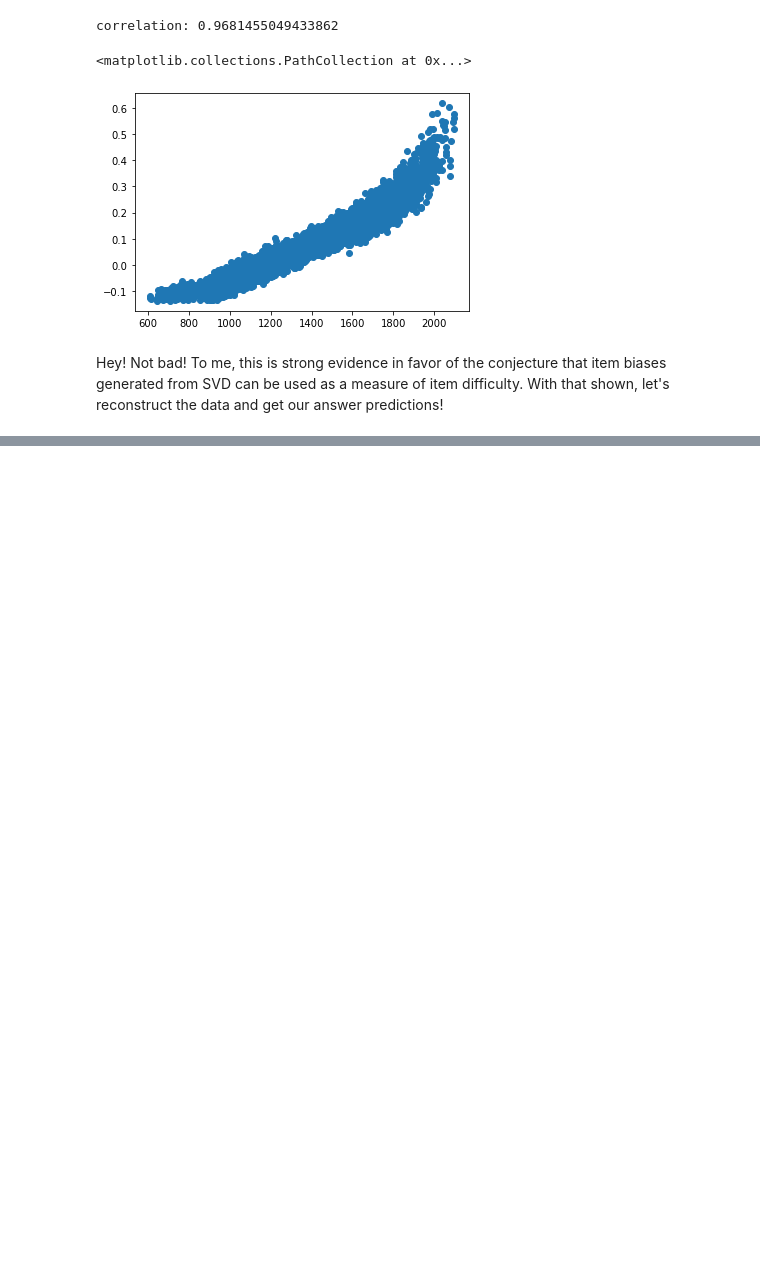
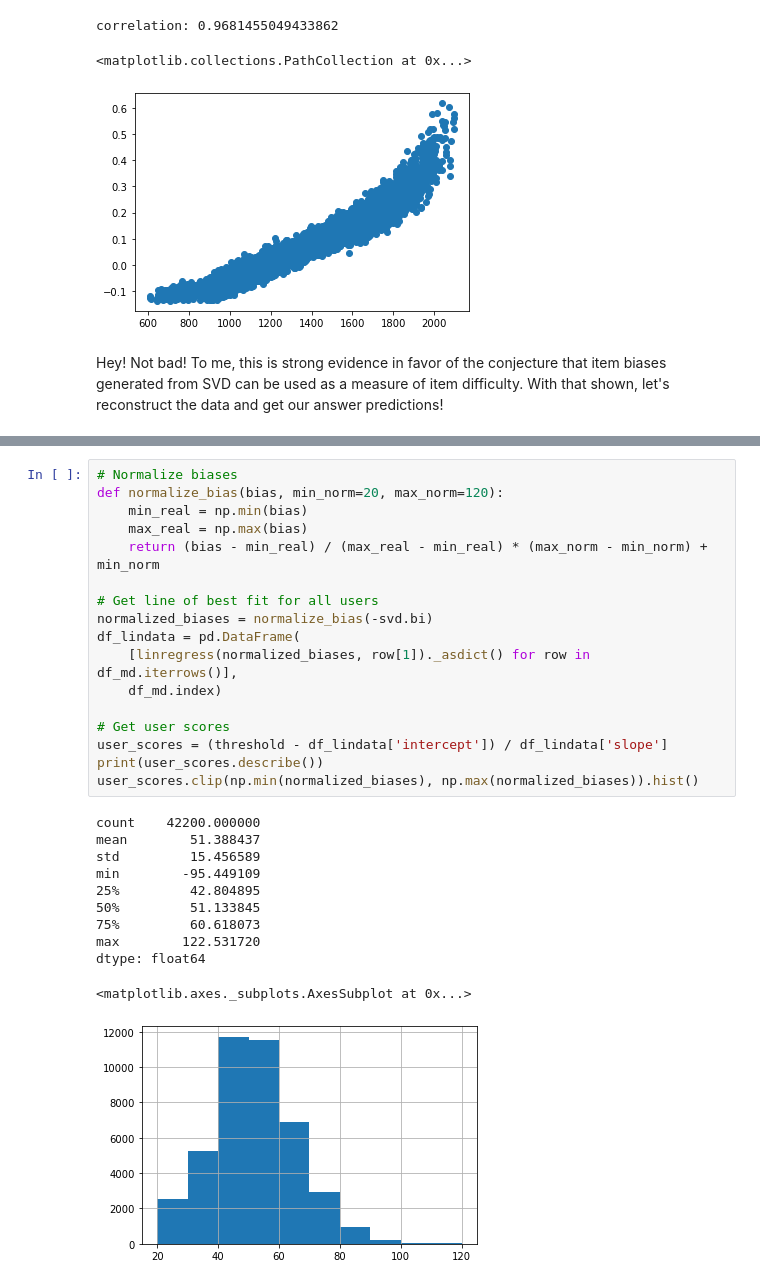
Before and after one commit to equinlan/english-test, a Jupyter notebook: Methodology.ipynb, the cells around one changed output, grey strips where cells are left out. Cells and saved outputs as stored; diff of their text form; blank space fills up the shorter version.

```diff
--- a/Methodology.ipynb
+++ b/Methodology.ipynb
@@ -145,0 +243,29 @@ Anyway, let's construct it the right way now.
+# %%
+# Normalize biases
+def normalize_bias(bias, min_norm=20, max_norm=120):
+    min_real = np.min(bias)
+    max_real = np.max(bias)
+    return (bias - min_real) / (max_real - min_real) * (max_norm - min_norm) + min_norm
+
+# Get line of best fit for all users
+normalized_biases = normalize_bias(-svd.bi)
+df_lindata = pd.DataFrame(
+    [linregress(normalized_biases, row[1])._asdict() for row in df_md.iterrows()],
+    df_md.index)
+
+# Get user scores
+user_scores = (threshold - df_lindata['intercept']) / df_lindata['slope']
+print(user_scores.describe())
+user_scores.clip(np.min(normalized_biases), np.max(normalized_biases)).hist()
+# %% [output]
+count    42200.000000
+mean        51.388437
+std         15.456589
+min        -95.449109
+25%         42.804895
+50%         51.133845
+75%         60.618073
+max        122.531720
+dtype: float64
+<matplotlib.axes._subplots.AxesSubplot at 0x...>
+[figure, added]
```
Also changed, not shown: parts of 25 cells of this notebook, 2 other files.
